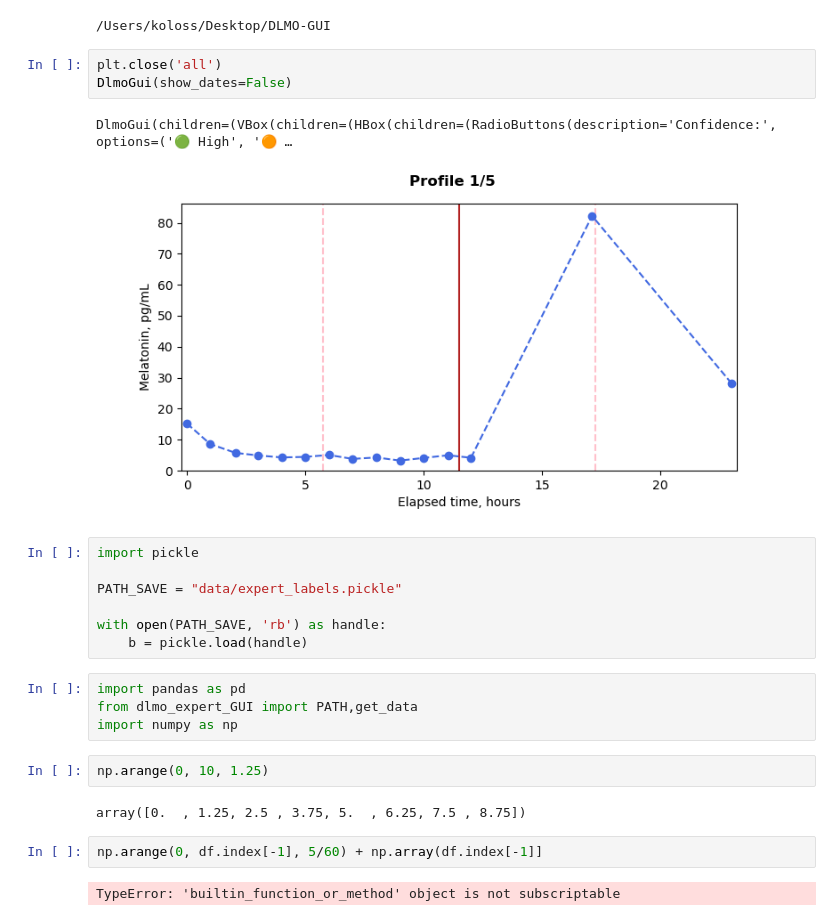
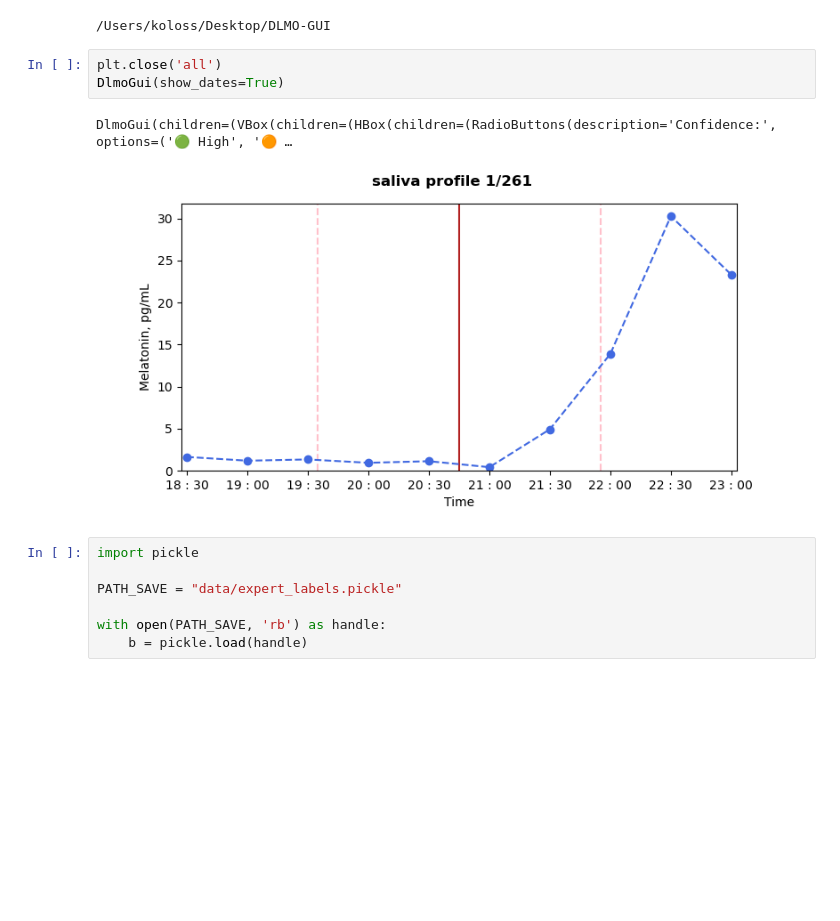
Before and after one commit to gkolosov/DLMO-GUI, a Jupyter notebook: notebooks/expert_DLMO_interface.ipynb, the cells around one changed output. Drawn from its saved outputs; the diff is of its cells as text; blank space fills up the shorter version.

```diff
--- a/notebooks/expert_DLMO_interface.ipynb
+++ b/notebooks/expert_DLMO_interface.ipynb
@@ -14,10 +14,10 @@ from IPython.core.display import display, HTML
 /Users/koloss/Desktop/DLMO-GUI
 # %%
 plt.close('all')
-DlmoGui(show_dates=False)
+DlmoGui(show_dates=True)
 # %% [output]
 DlmoGui(children=(VBox(children=(HBox(children=(RadioButtons(description='Confidence:', options=('🟢 High', '🟠 …
-[figure, old version]
+[figure, new version]
 # %%
 import pickle
 
@@ -25,15 +25,3 @@ PATH_SAVE = "data/expert_labels.pickle"
 
 with open(PATH_SAVE, 'rb') as handle:
     b = pickle.load(handle)
-# %%
-import pandas as pd
-from dlmo_expert_GUI import PATH,get_data
-import numpy as np
-# %%
-np.arange(0, 10, 1.25)
-# %% [output]
-array([0.  , 1.25, 2.5 , 3.75, 5.  , 6.25, 7.5 , 8.75])
-# %%
-np.arange(0, df.index[-1], 5/60) + np.array(df.index[-1]]
-# %% [output]
-TypeError: 'builtin_function_or_method' object is not subscriptable
```
Also changed, not shown: parts of 6 cells of this notebook, 4 other files.
